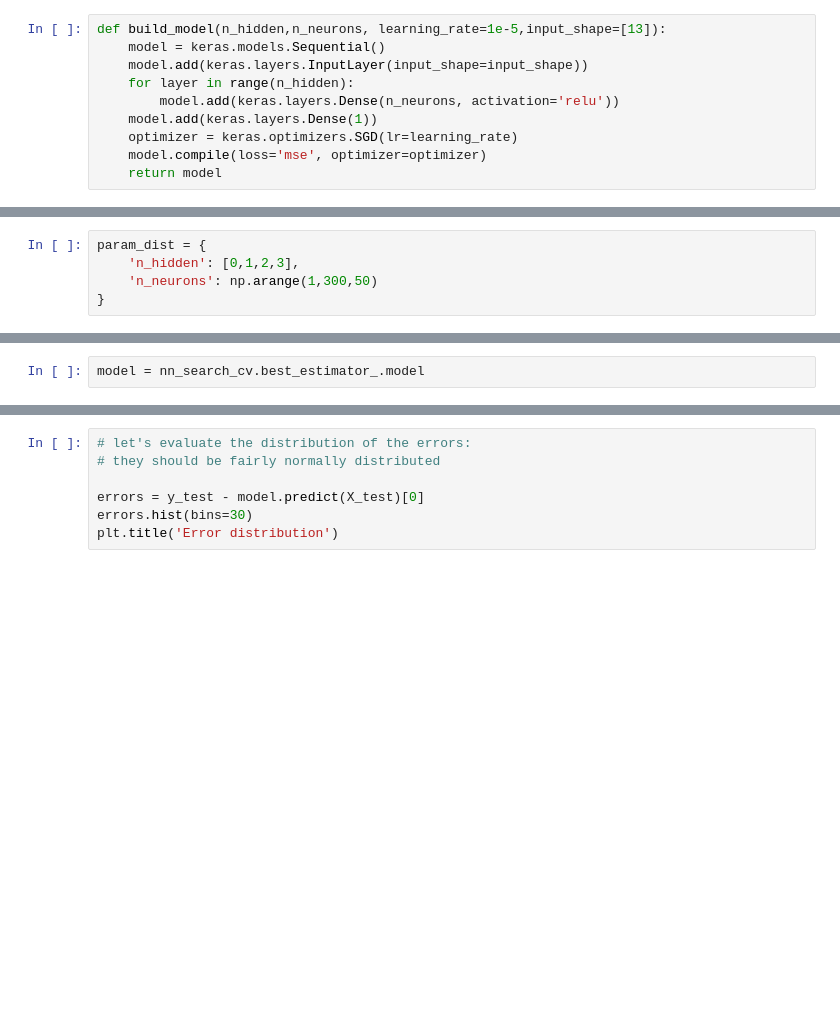
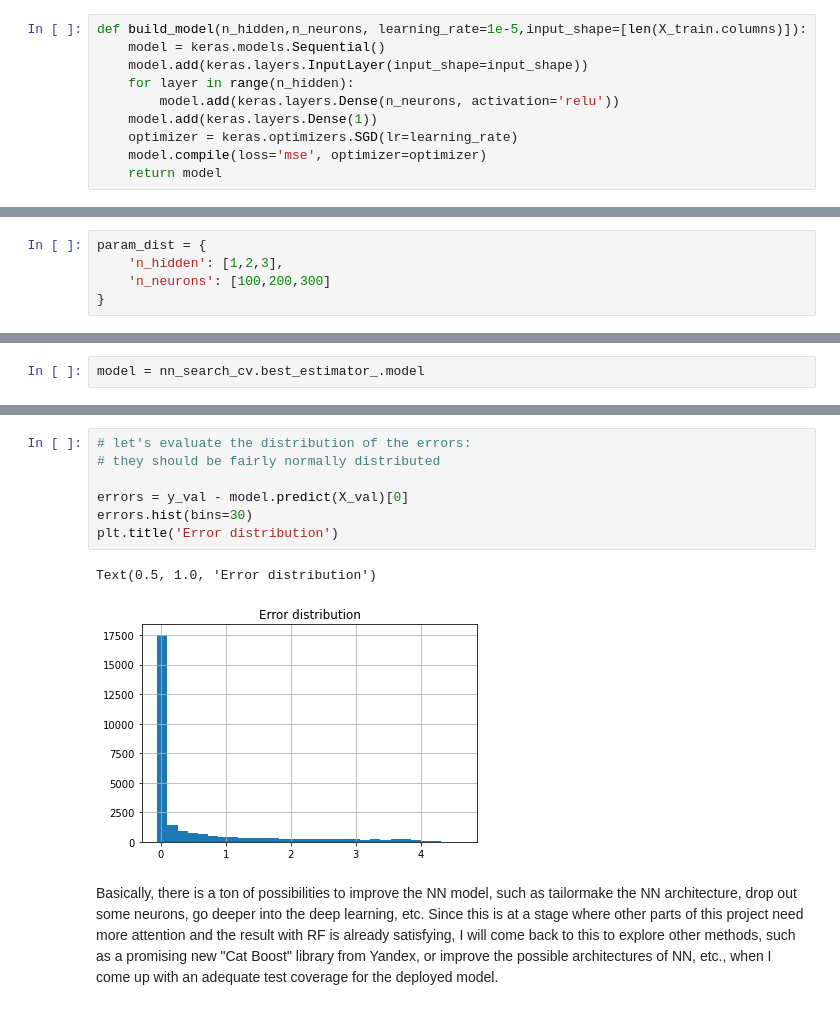
Before and after one commit to screwdriver66/solar_prod_suvilahti, a Jupyter notebook: jupyter_notebooks/model_building_nn.ipynb, the cells around one changed output, grey strips where cells are left out. Drawn from its saved outputs; the diff is of its cells as text; blank space fills up the shorter version.

Commit message:
version update, model update, notebooks update

```diff
--- a/jupyter_notebooks/model_building_nn.ipynb
+++ b/jupyter_notebooks/model_building_nn.ipynb
@@ -236,7 +213,7 @@ Neural networks are very flexible in terms of their architecture, which is, cons
 
 We will create a function which would sum up our model and use a keras scikit-learn wrapper to 'wrap' the model as if it is a scikit-learn regressor which we can later use with RandomizedSearchCV.
 # %%
-def build_model(n_hidden,n_neurons, learning_rate=1e-5,input_shape=[13]):
+def build_model(n_hidden,n_neurons, learning_rate=1e-5,input_shape=[len(X_train.columns)]):
     model = keras.models.Sequential()
     model.add(keras.layers.InputLayer(input_shape=input_shape))
     for layer in range(n_hidden):
@@ -252,8 +229,8 @@ from sklearn.model_selection import RandomizedSearchCV
 from scipy.stats import reciprocal
 # %%
 param_dist = {
-    'n_hidden': [0,1,2,3],
-    'n_neurons': np.arange(1,300,50)
+    'n_hidden': [1,2,3],
+    'n_neurons': [100,200,300]
 }
 # %%
 nn_search_cv = RandomizedSearchCV(keras_reg, param_dist, n_iter=10, cv=3)
@@ -317,7 +310,12 @@ plt.title('Evaluation of Neural Network Predictions')
 # %%
 # let's evaluate the distribution of the errors:
 # they should be fairly normally distributed
 
-errors = y_test - model.predict(X_test)[0]
+errors = y_val - model.predict(X_val)[0]
 errors.hist(bins=30)
 plt.title('Error distribution')
+# %% [output]
+Text(0.5, 1.0, 'Error distribution')
+[figure, added]
+# %% [markdown]
+Basically, there is a ton of possibilities to improve the NN model, such as tailormake the NN architecture, drop out some neurons, go deeper into the deep learning, etc. Since this is at a stage where other parts of this project need more attention and the result with RF is already satisfying, I will come back to this to explore other methods, such as a promising new "Cat Boost" library from Yandex, or improve the possible architectures of NN, etc., when I come up with an adequate test coverage for the deployed model.
```
Also changed, not shown: parts of 32 cells of this notebook, 9 other files.
